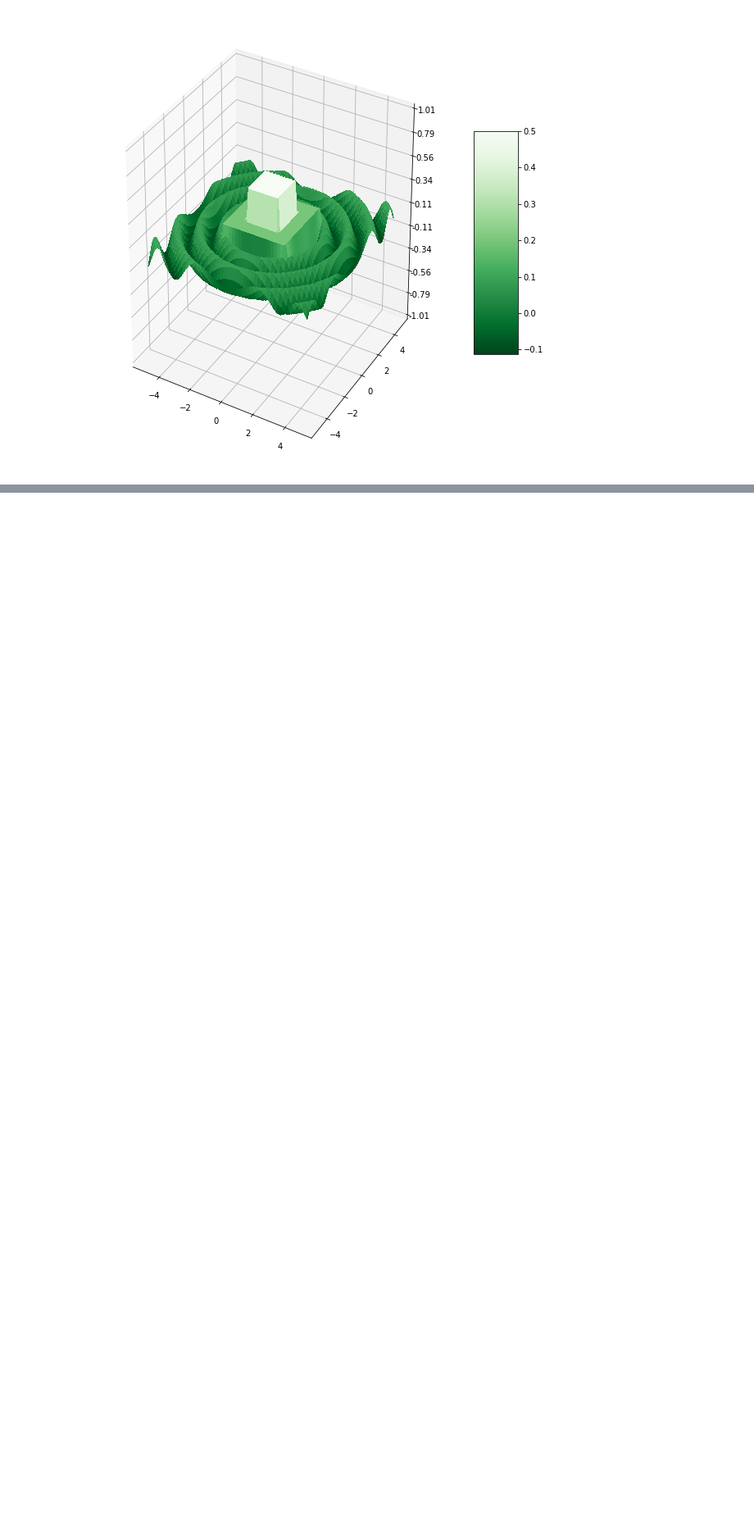
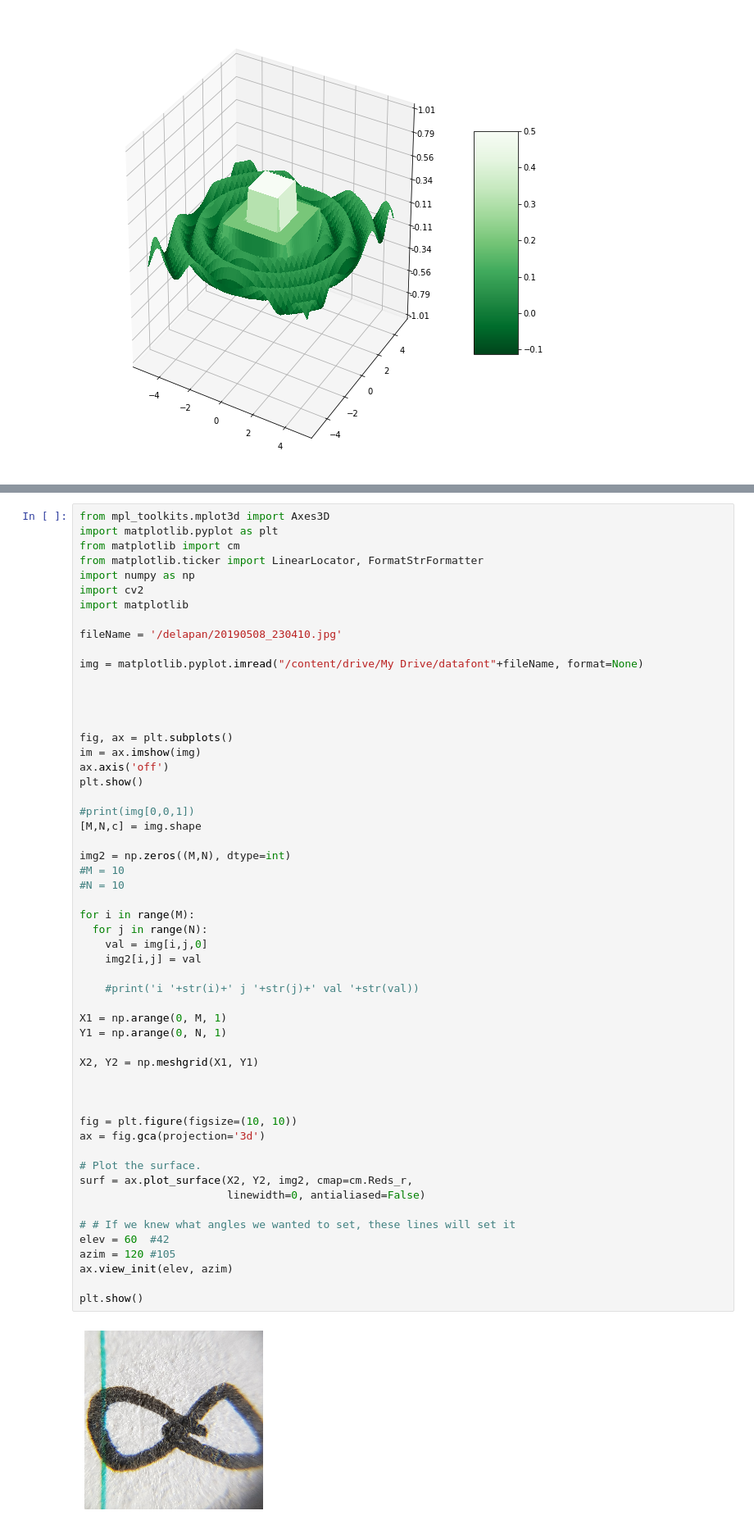
Before and after one commit to esa-prakasa/openCV-Python, a Jupyter notebook: plot3d.ipynb, the cells around one changed output, grey strips where cells are left out. Shown: that part at 82% size. Cells and saved outputs as stored; diff of their text form; blank space fills up the shorter version.

```diff
--- a/plot3d.ipynb
+++ b/plot3d.ipynb
@@ -167,0 +163,57 @@ Mounted at /content/drive/
+# %%
+from mpl_toolkits.mplot3d import Axes3D
+import matplotlib.pyplot as plt
+from matplotlib import cm
+from matplotlib.ticker import LinearLocator, FormatStrFormatter
+import numpy as np
+import cv2
+import matplotlib
+
+fileName = '/delapan/20190508_230410.jpg'
+
+img = matplotlib.pyplot.imread("/content/drive/My Drive/datafont"+fileName, format=None)
+
+
+
+
+fig, ax = plt.subplots()
+im = ax.imshow(img)
+ax.axis('off')
+plt.show()
+
+#print(img[0,0,1])
+[M,N,c] = img.shape
+
+img2 = np.zeros((M,N), dtype=int)
+#M = 10
+#N = 10
+
+for i in range(M):
+  for j in range(N):
+    val = img[i,j,0]
+    img2[i,j] = val
+
+    #print('i '+str(i)+' j '+str(j)+' val '+str(val))
+
+X1 = np.arange(0, M, 1)
+Y1 = np.arange(0, N, 1)
+
+X2, Y2 = np.meshgrid(X1, Y1)
+
+
+
+fig = plt.figure(figsize=(10, 10))
+ax = fig.gca(projection='3d')
+
+# Plot the surface.
+surf = ax.plot_surface(X2, Y2, img2, cmap=cm.Reds_r,
+                       linewidth=0, antialiased=False)
+
+# # If we knew what angles we wanted to set, these lines will set it
+elev = 60  #42
+azim = 120 #105
+ax.view_init(elev, azim)
+
+plt.show()
+# %% [output]
+[figure, added]
```
Also changed, not shown: parts of 2 cells of this notebook.
